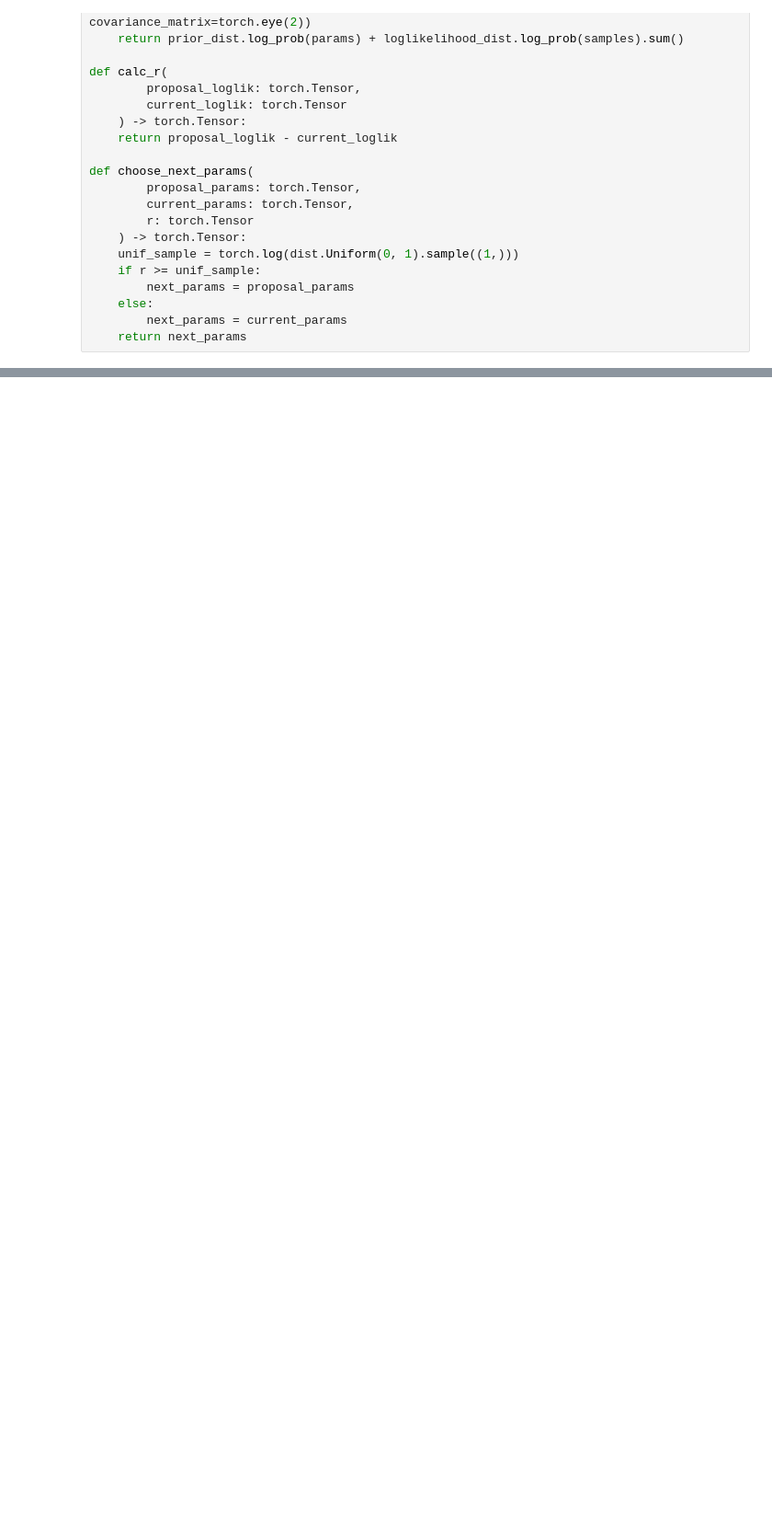
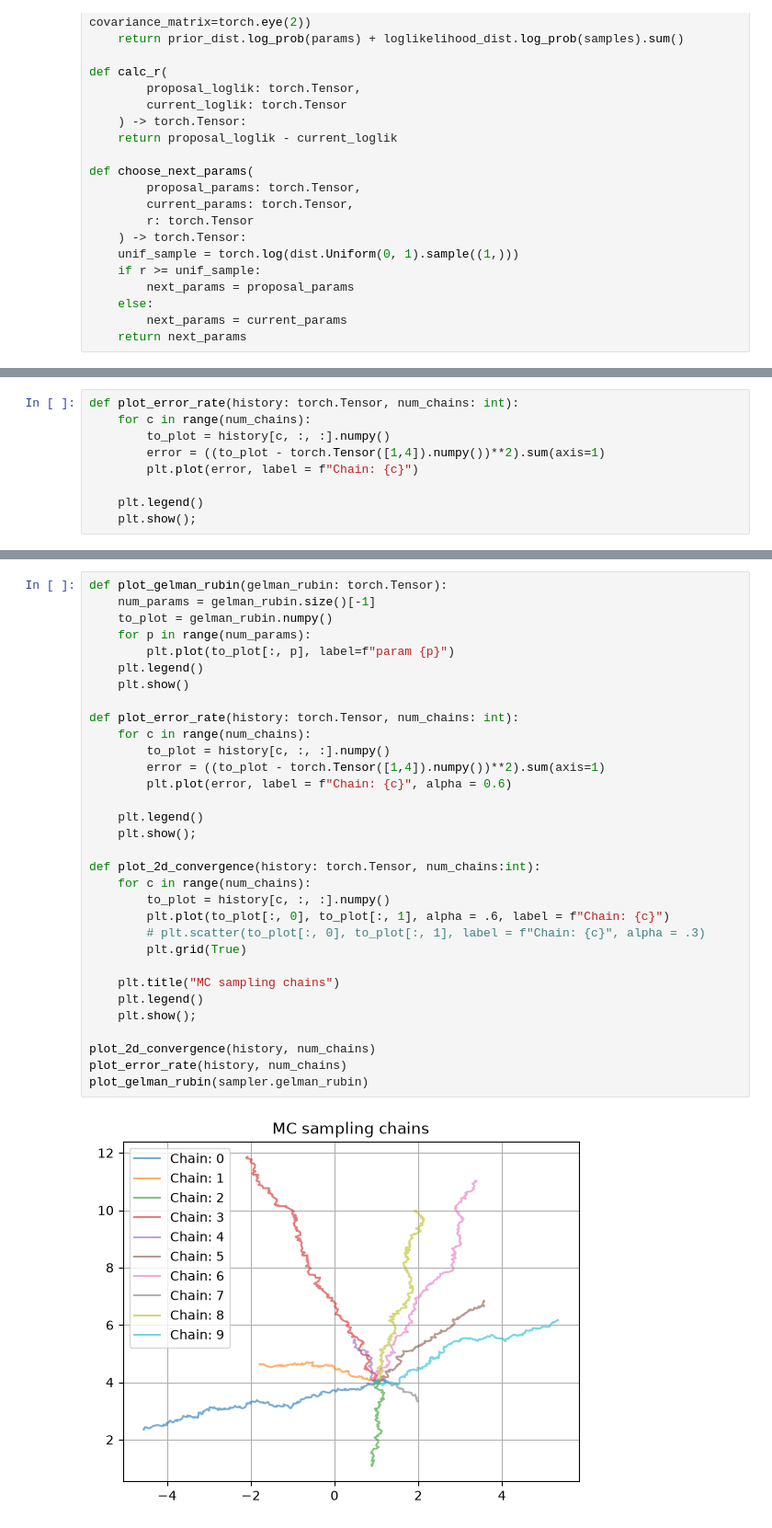
Before and after one commit to gdubbs100/explore-monte-carlo, a Jupyter notebook: montecarlo.ipynb, the cells around one changed output, grey strips where cells are left out. Shown at 92% size. Saved outputs shown, nothing was run; the diff lists cells and outputs as text; blank space fills up the shorter version.

```diff
--- a/montecarlo.ipynb
+++ b/montecarlo.ipynb
@@ -154,3 +152,12 @@ plt.show();
+# %%
+def plot_error_rate(history: torch.Tensor, num_chains: int):
+    for c in range(num_chains):
+        to_plot = history[c, :, :].numpy()
+        error = ((to_plot - torch.Tensor([1,4]).numpy())**2).sum(axis=1)
+        plt.plot(error, label = f"Chain: {c}")
+
+    plt.legend()
+    plt.show();
 # %%
 for c in range(num_chains):
     to_plot = param_history[c, :, :].numpy()
@@ -163,0 +340,34 @@ plt.show();
+# %%
+def plot_gelman_rubin(gelman_rubin: torch.Tensor):
+    num_params = gelman_rubin.size()[-1]
+    to_plot = gelman_rubin.numpy()
+    for p in range(num_params):
+        plt.plot(to_plot[:, p], label=f"param {p}")
+    plt.legend()
+    plt.show()
+
+def plot_error_rate(history: torch.Tensor, num_chains: int):
+    for c in range(num_chains):
+        to_plot = history[c, :, :].numpy()
+        error = ((to_plot - torch.Tensor([1,4]).numpy())**2).sum(axis=1)
+        plt.plot(error, label = f"Chain: {c}", alpha = 0.6)
+
+    plt.legend()
+    plt.show();
+
+def plot_2d_convergence(history: torch.Tensor, num_chains:int):
+    for c in range(num_chains):
+        to_plot = history[c, :, :].numpy()
+        plt.plot(to_plot[:, 0], to_plot[:, 1], alpha = .6, label = f"Chain: {c}")
+        # plt.scatter(to_plot[:, 0], to_plot[:, 1], label = f"Chain: {c}", alpha = .3)
+        plt.grid(True)
+
+    plt.title("MC sampling chains")
+    plt.legend()
+    plt.show();
+
+plot_2d_convergence(history, num_chains)
+plot_error_rate(history, num_chains)
+plot_gelman_rubin(sampler.gelman_rubin)
+# %% [output]
+[figure, added]
```
Also changed, not shown: parts of 16 cells of this notebook, 3 other files.
